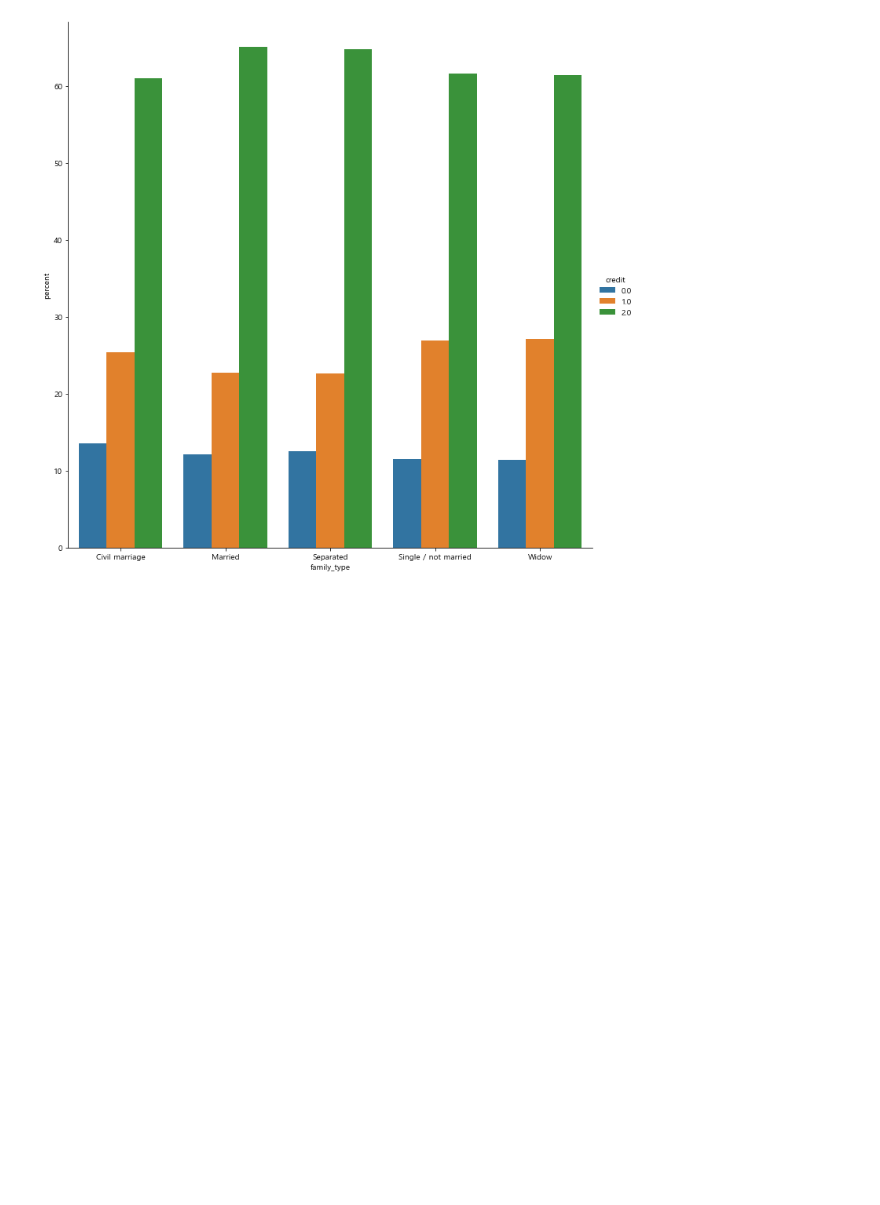
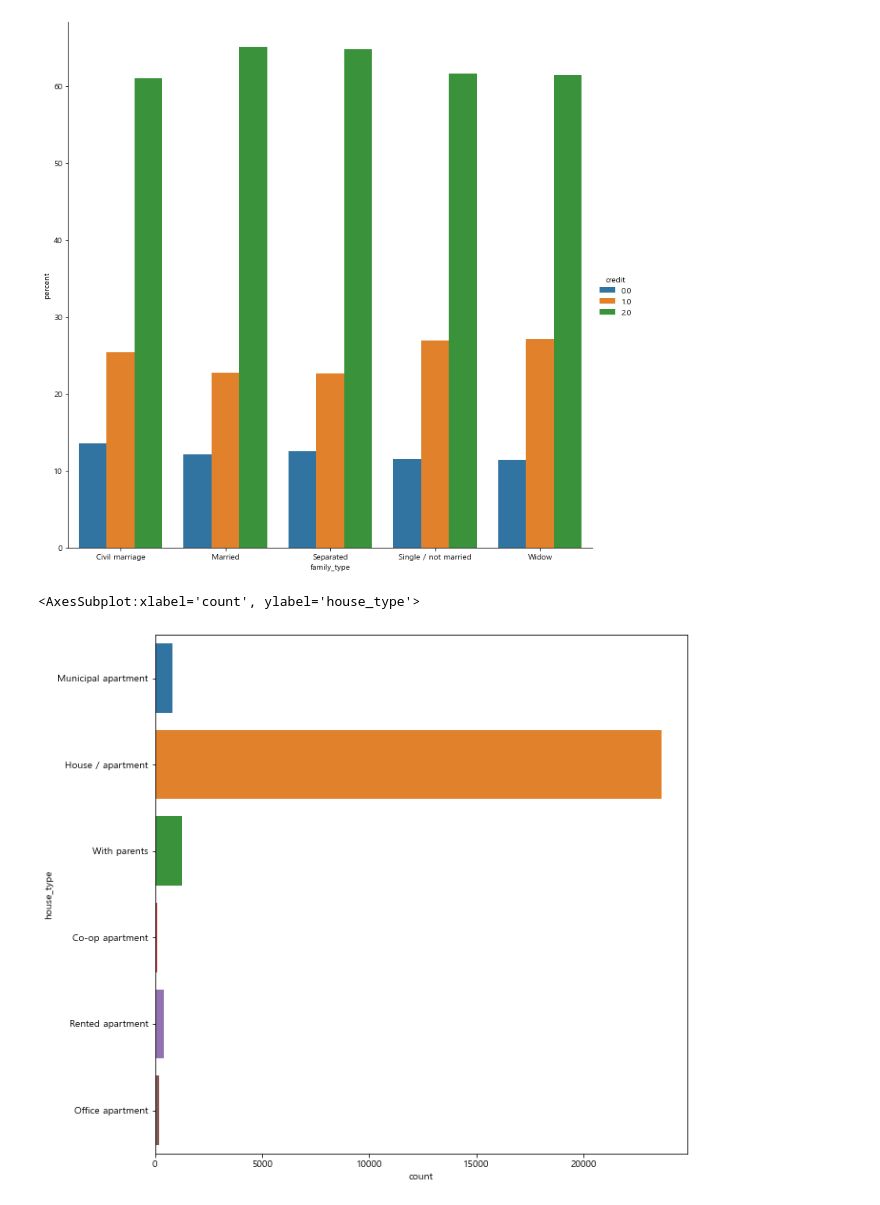
Before and after one commit to kwjinwoo/DCC, a Jupyter notebook: structure data/task2/jinwoo/EDA.ipynb, the cells around one changed output. Drawn from its saved outputs; the diff is of its cells as text; code cells hidden in the pictures; blank space fills up the shorter version.

```diff
--- a/structure data/task2/jinwoo/EDA.ipynb
+++ b/structure data/task2/jinwoo/EDA.ipynb
@@ -268,3 +268,10 @@ df = (train.groupby('family_type')['credit'].value_counts(normalize=True)
     .pipe((sns.catplot,'data'), x='family_type', y='percent',hue='credit',kind='bar', height=10 , aspect =1))
 # %% [output]
 [figure]
+# %%
+#house_type
+plt.figure(figsize=(10, 10))
+sns.countplot(data=train, y='house_type')
+# %% [output]
+<AxesSubplot:xlabel='count', ylabel='house_type'>
+[figure, added]
```
Also changed, not shown: parts of 24 cells of this notebook.
